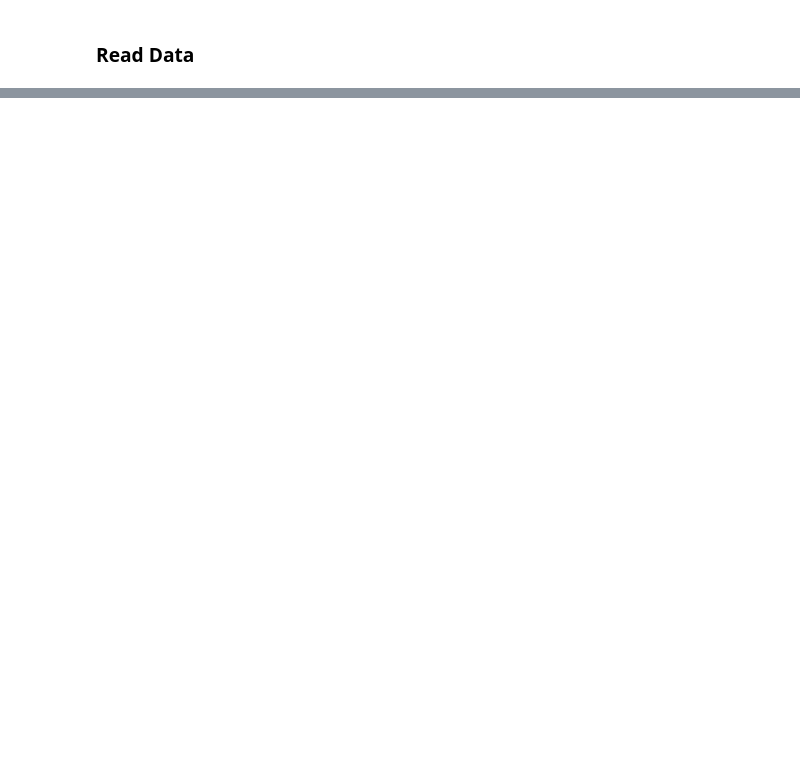
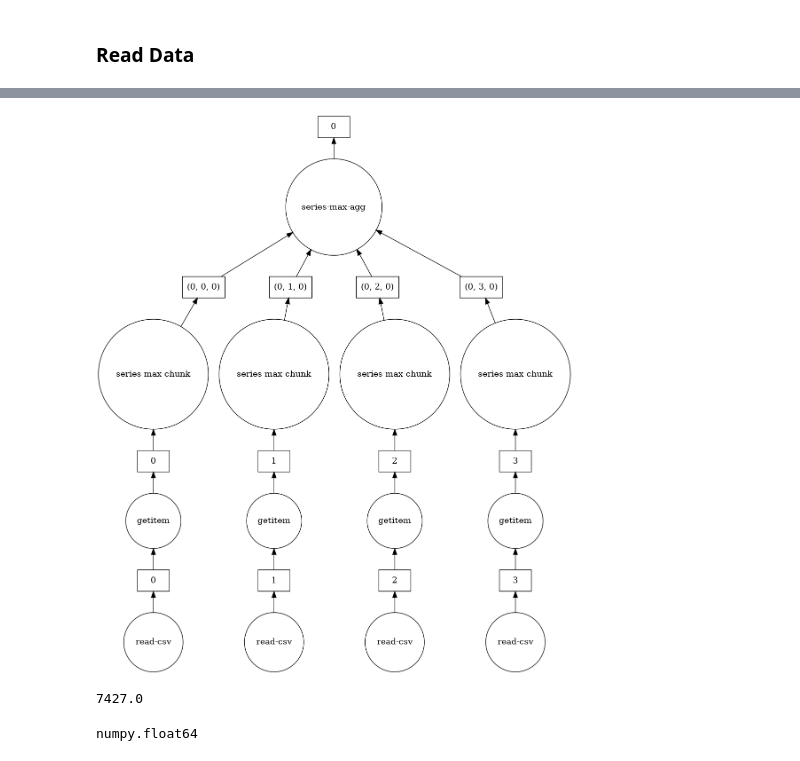
Before and after one commit to arnabbiswas1/feature_engineering_with_tsfresh_and_dask, a Jupyter notebook: notebooks/3_fe_on_large_data_dask.ipynb, the cells around one changed output, grey strips where cells are left out. Cells and saved outputs as stored; diff of their text form; code cells hidden in the pictures; blank space fills up the shorter version.

```diff
--- a/notebooks/3_fe_on_large_data_dask.ipynb
+++ b/notebooks/3_fe_on_large_data_dask.ipynb
@@ -71,0 +149,12 @@ client
+# %%
+ddf.sensor_1.max().visualize()
+# %% [output]
+[figure, added]
+# %%
+ddf.sensor_1.max().compute()
+# %% [output]
+7427.0
+# %%
+type(ddf.sensor_1.max().compute())
+# %% [output]
+numpy.float64
```
Also changed, not shown: parts of 52 cells of this notebook, 2 other files.
